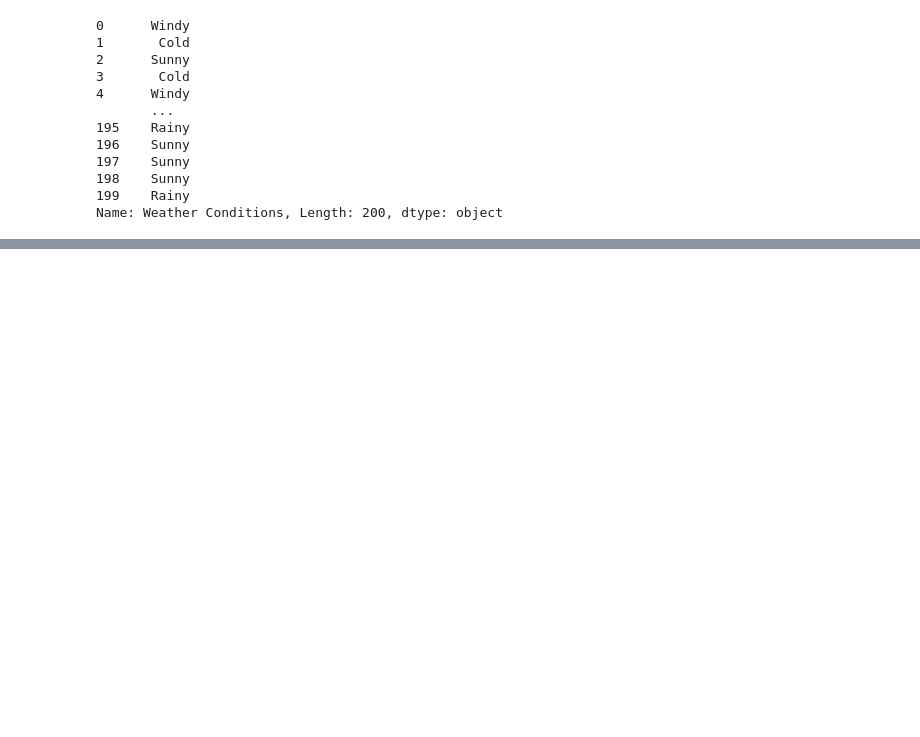
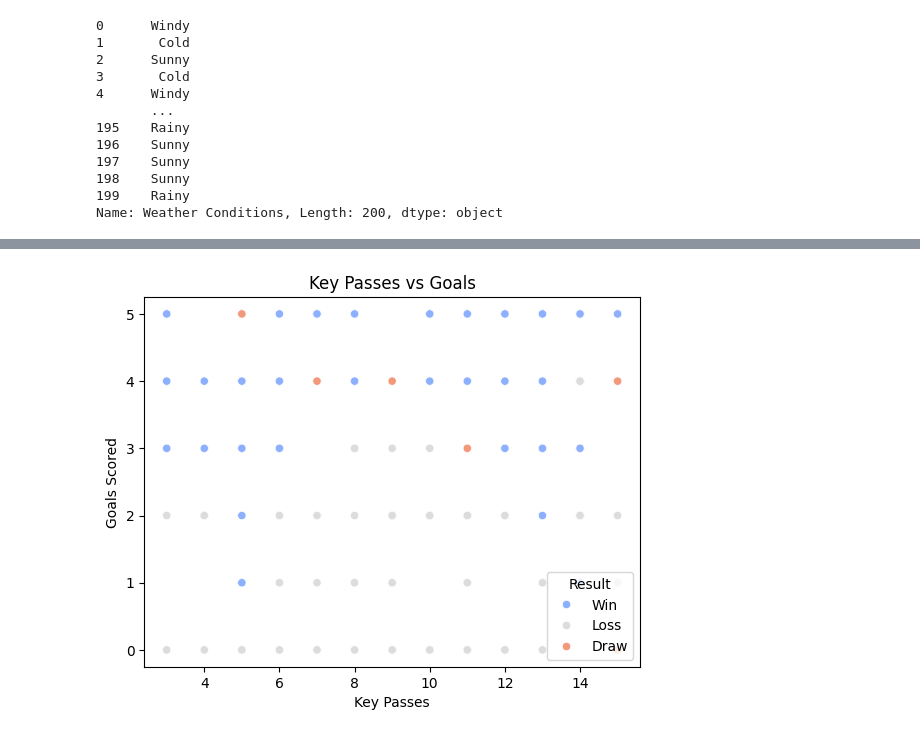
Before and after one commit to gykunju/Scientific-Computing, a Jupyter notebook: pandas/barcelona.ipynb, the cells around one changed output, grey strips where cells are left out. Saved outputs shown, nothing was run; the diff lists cells and outputs as text; code cells hidden in the pictures; blank space fills up the shorter version.

```diff
--- a/pandas/barcelona.ipynb
+++ b/pandas/barcelona.ipynb
@@ -144,0 +172,7 @@ data
+# %%
+## Relation between Key Passes and Goals Scored
+sns.scatterplot(data=data, x='Key Passes', y='Goals Scored', hue=data['Result'], palette='coolwarm')
+plt.title('Key Passes vs Goals')
+plt.show()
+# %% [output]
+[figure, added]
```
Also changed, not shown: parts of 10 cells of this notebook, 9 other files.
